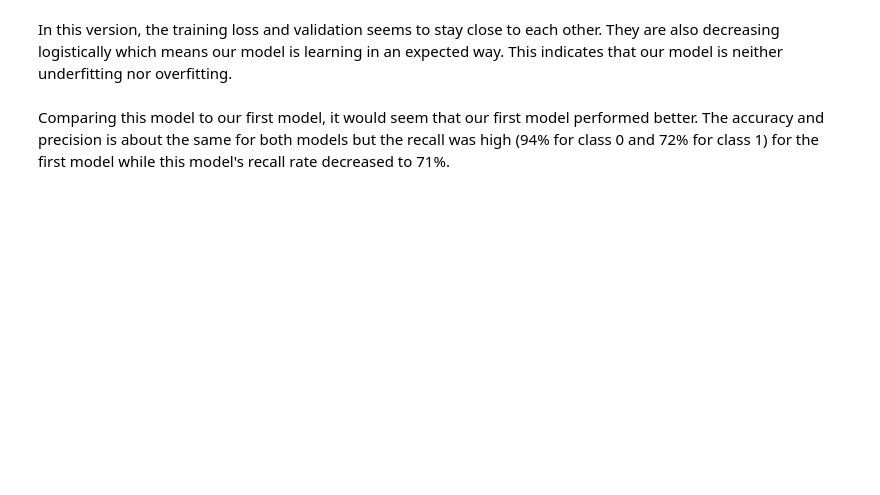
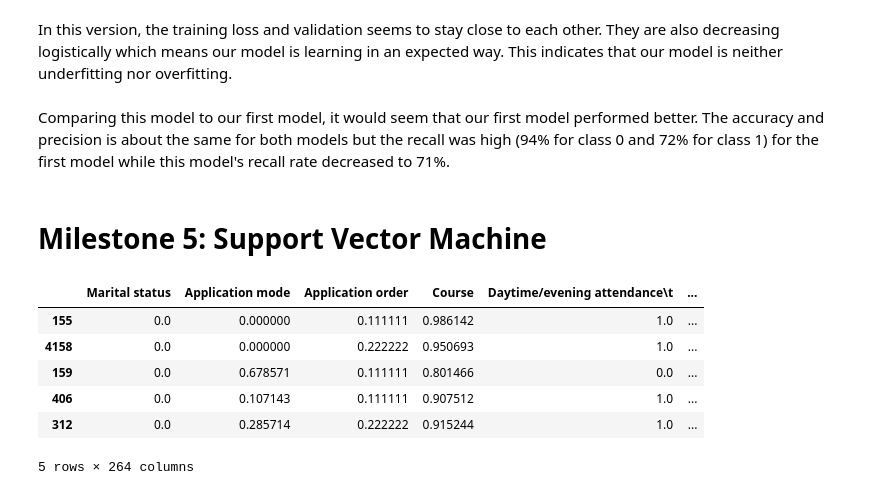
Before and after one commit to tcl002/CSE151AProject, a Jupyter notebook: StudentDropout.ipynb, the cells around one changed output. Saved outputs shown, nothing was run; the diff lists cells and outputs as text; code cells hidden in the pictures; blank space fills up the shorter version.

```diff
--- a/StudentDropout.ipynb
+++ b/StudentDropout.ipynb
@@ -934,3 +936,5 @@ weighted avg       0.86      0.86      0.85       885
 In this version, the training loss and validation seems to stay close to each other. They are also decreasing logistically which means our model is learning in an expected way. This indicates that our model is neither underfitting nor overfitting.
 # %% [markdown]
 Comparing this model to our first model, it would seem that our first model performed better. The accuracy and precision is about the same for both models but the recall was high (94% for class 0 and 72% for class 1) for the first model while this model's recall rate decreased to 71%.
+# %% [markdown]
+# Milestone 5: Support Vector Machine
@@ -936,0 +946,10 @@ Comparing this model to our first model, it would seem that our first model perf
+# %%
+X_train.head()
+# %% [output]
+|  | Marital status | Application mode | Application order | Course | Daytime/evening attendance\t | ... |
+| 155 | 0.0 | 0.000000 | 0.111111 | 0.986142 | 1.0 | ... |
+| 4158 | 0.0 | 0.000000 | 0.222222 | 0.950693 | 1.0 | ... |
+| 159 | 0.0 | 0.678571 | 0.111111 | 0.801466 | 0.0 | ... |
+| 406 | 0.0 | 0.107143 | 0.111111 | 0.907512 | 1.0 | ... |
+| 312 | 0.0 | 0.285714 | 0.222222 | 0.915244 | 1.0 | ... |
+5 rows × 264 columns
```
Also changed, not shown: parts of 32 cells of this notebook.
